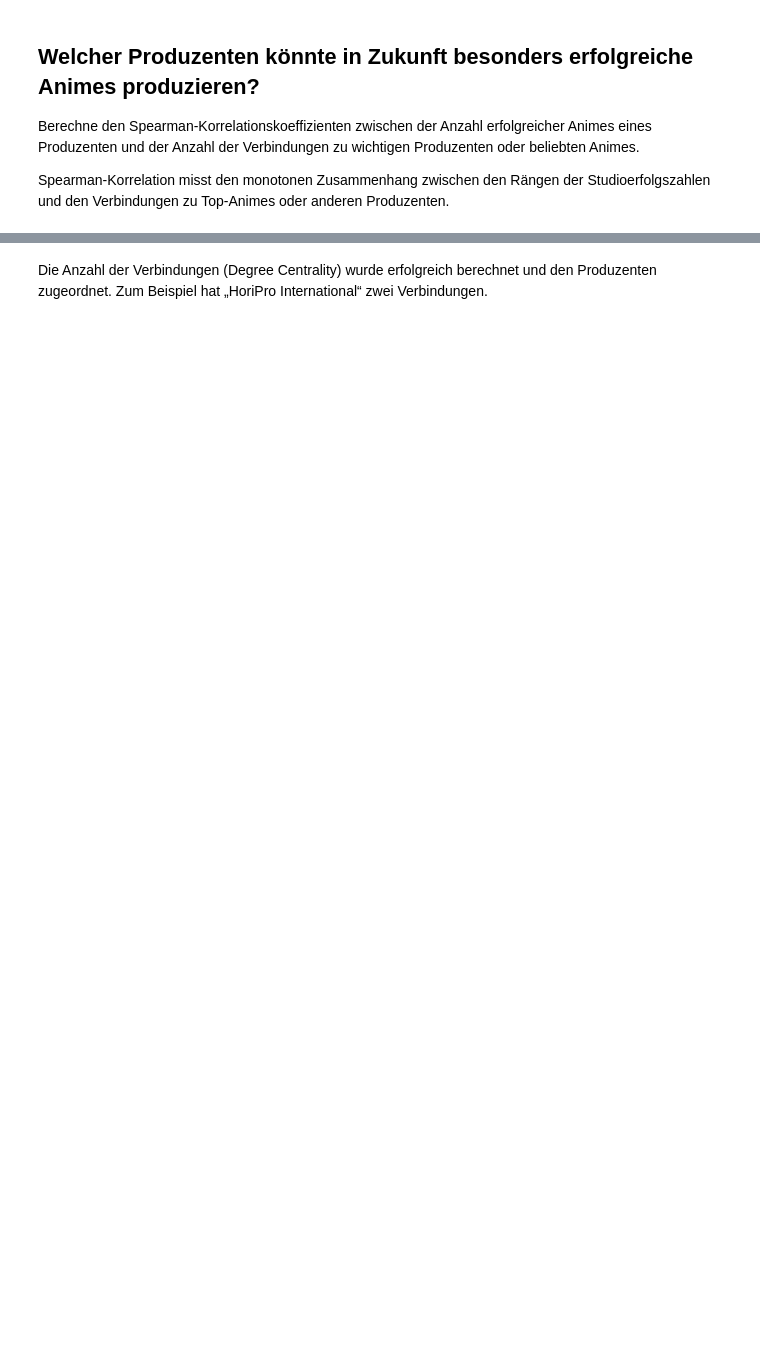
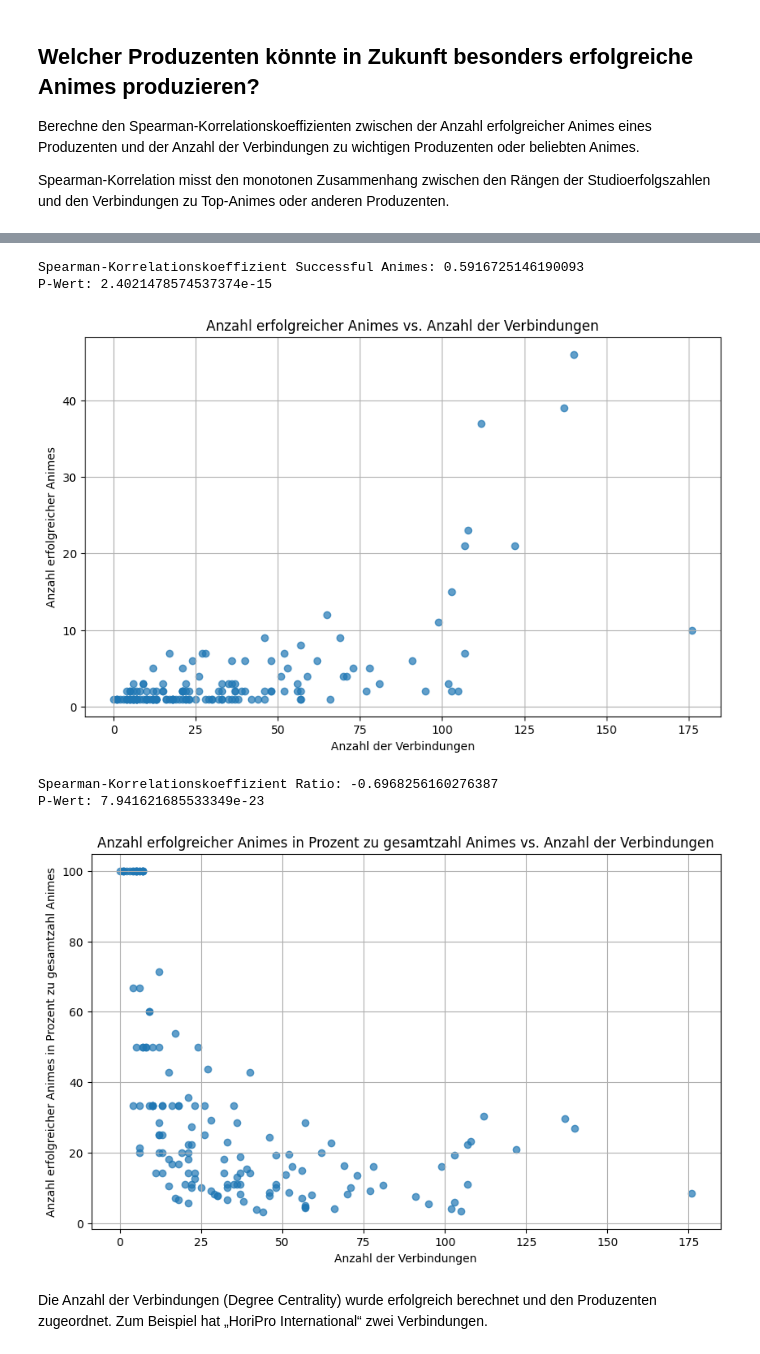
Before and after one commit to hoangviet-nguyen/sna-final-project, a Jupyter notebook: analysis.ipynb, the cells around one changed output, grey strips where cells are left out. Drawn from its saved outputs; the diff is of its cells as text; code cells hidden in the pictures; blank space fills up the shorter version.

Commit message:
spearman_korrelation

```diff
--- a/analysis.ipynb
+++ b/analysis.ipynb
@@ -47,2 +42,39 @@ print(anime_nodes.head(10).to_string(index=False))  # Zeige die ersten 10 Zeilen
+# %%
+# Spearman-Korrelation berechnen Successful Animes
+correlation, p_value = spearmanr(endmerge['successful_count'], endmerge['degree_x'])
+
+print(f'Spearman-Korrelationskoeffizient Successful Animes: {correlation}')
+print(f'P-Wert: {p_value}')
+
+# Streudiagramm erstellen Successful Animes
+plt.figure(figsize=(10, 6))
+plt.scatter(endmerge['degree_x'], endmerge['successful_count'], alpha=0.7)
+plt.title('Anzahl erfolgreicher Animes vs. Anzahl der Verbindungen')
+plt.xlabel('Anzahl der Verbindungen')
+plt.ylabel('Anzahl erfolgreicher Animes')
+plt.grid(True)
+plt.show()
+
+# Spearman-Korrelation berechnen Ratio
+correlation, p_value = spearmanr(endmerge['ratio'], endmerge['degree_x'])
+
+print(f'Spearman-Korrelationskoeffizient Ratio: {correlation}')
+print(f'P-Wert: {p_value}')
+
+# Streudiagramm erstellen Ratio
+plt.figure(figsize=(10, 6))
+plt.scatter(endmerge['degree_x'], endmerge['ratio'], alpha=0.7)
+plt.title('Anzahl erfolgreicher Animes in Prozent zu gesamtzahl Animes vs. Anzahl der Verbindungen')
+plt.xlabel('Anzahl der Verbindungen')
+plt.ylabel('Anzahl erfolgreicher Animes in Prozent zu gesamtzahl Animes')
+plt.grid(True)
+plt.show()
+# %% [output]
+Spearman-Korrelationskoeffizient Successful Animes: 0.5916725146190093
+P-Wert: 2.4021478574537374e-15
+[figure, added]
+Spearman-Korrelationskoeffizient Ratio: -0.6968256160276387
+P-Wert: 7.941621685533349e-23
+[figure, added]
 # %% [markdown]
 Die Anzahl der Verbindungen (Degree Centrality) wurde erfolgreich berechnet und den Produzenten zugeordnet. Zum Beispiel hat „HoriPro International“ zwei Verbindungen.
```
Also changed, not shown: parts of 1 cell of this notebook.
